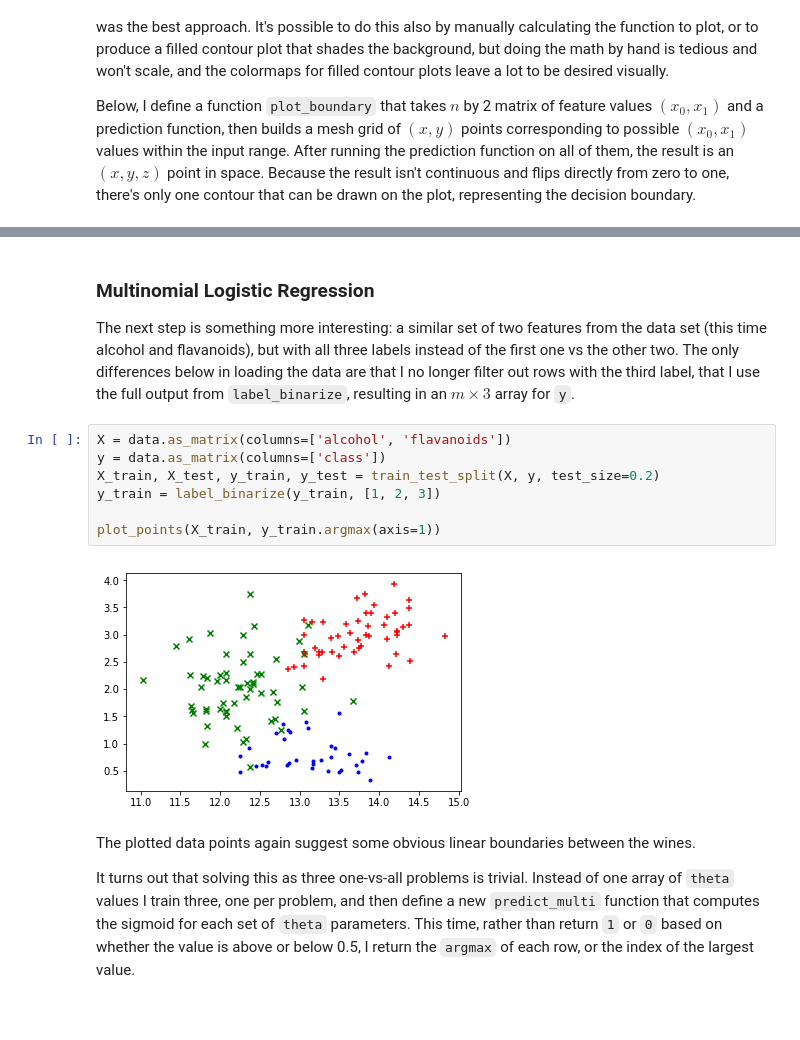
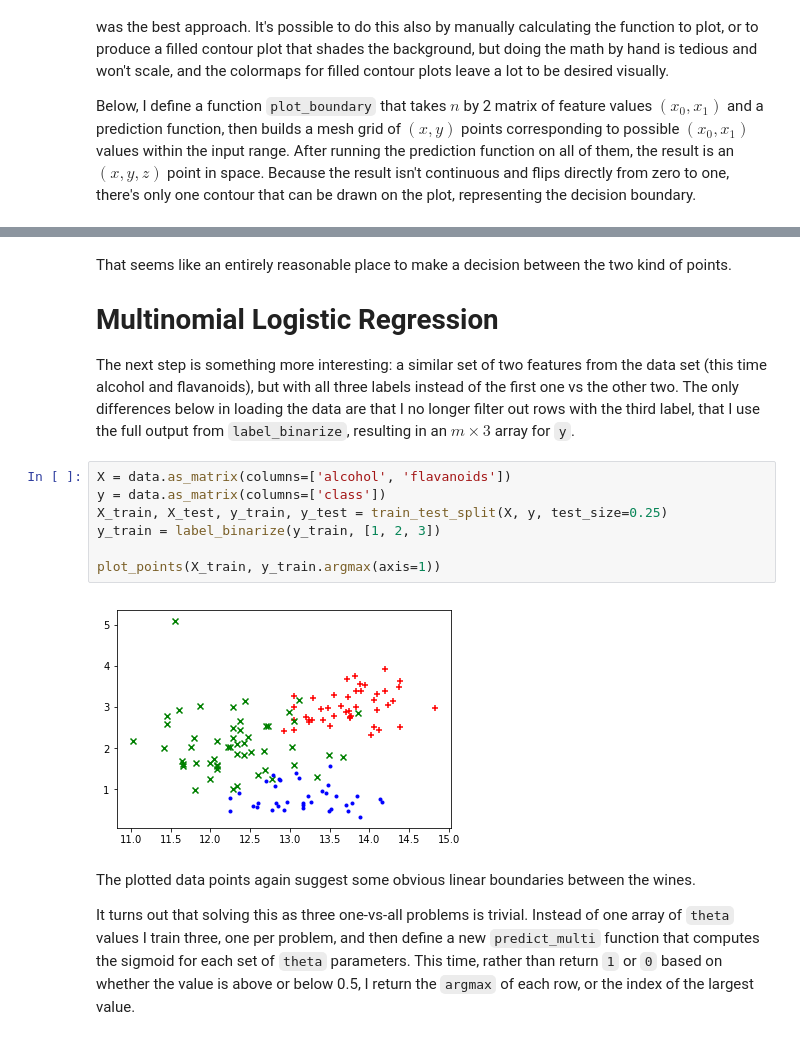
Before and after one commit to crsmithdev/notebooks, a Jupyter notebook: ml-logistic-regression/ml-logistic-regression.ipynb, the cells around one changed output, grey strips where cells are left out. Drawn from its saved outputs; the diff is of its cells as text; blank space fills up the shorter version.

```diff
--- a/ml-logistic-regression/ml-logistic-regression.ipynb
+++ b/ml-logistic-regression/ml-logistic-regression.ipynb
@@ -197,16 +190,18 @@ plot_points(X_test, y_test)
 # %% [markdown]
-### Multinomial Logistic Regression
+That seems like an entirely reasonable place to make a decision between the two kind of points.
+
+# Multinomial Logistic Regression
 
 The next step is something more interesting: a similar set of two features from the data set (this time alcohol and flavanoids), but with all three labels instead of the first one vs the other two.  The only differences below in loading the data are that I no longer filter out rows with the third label, that I use the full output from `label_binarize`, resulting in an $m \times 3$ array for `y`.
 # %%
 X = data.as_matrix(columns=['alcohol', 'flavanoids'])
 y = data.as_matrix(columns=['class'])
-X_train, X_test, y_train, y_test = train_test_split(X, y, test_size=0.2)
+X_train, X_test, y_train, y_test = train_test_split(X, y, test_size=0.25)
 y_train = label_binarize(y_train, [1, 2, 3])
 
 plot_points(X_train, y_train.argmax(axis=1))
 # %% [output]
-[figure, old version]
+[figure, new version]
 # %% [markdown]
 The plotted data points again suggest some obvious linear boundaries between the wines.
 
```
Also changed, not shown: parts of 25 cells of this notebook.
